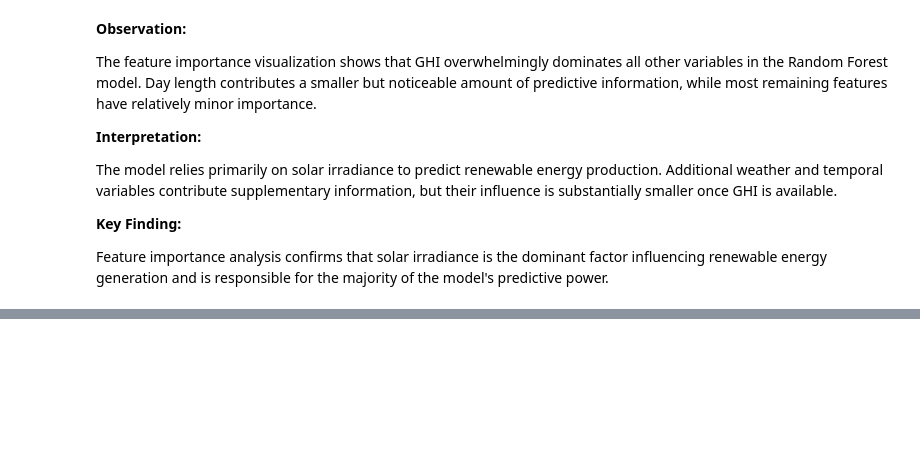
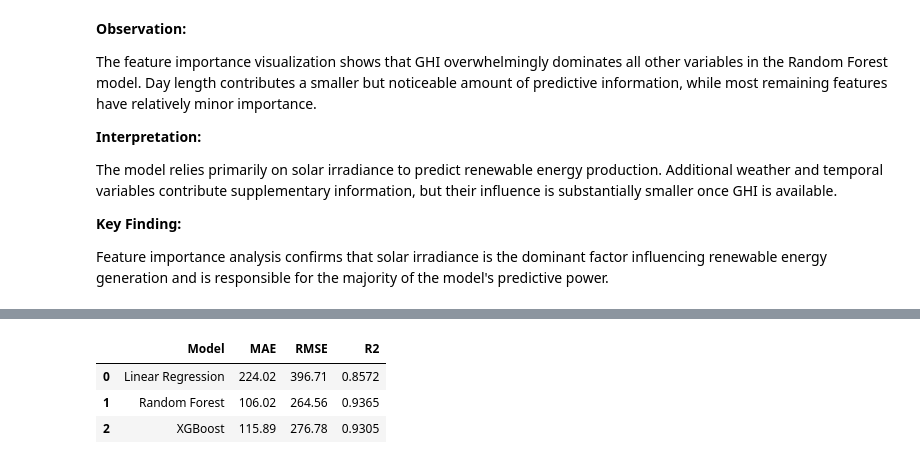
Before and after one commit to raminrad96/renewable-energy-intelligence, a Jupyter notebook: notebooks/01_data_understanding.ipynb, the cells around one changed output, grey strips where cells are left out. Drawn from its saved outputs; the diff is of its cells as text; code cells hidden in the pictures; blank space fills up the shorter version.

```diff
--- a/notebooks/01_data_understanding.ipynb
+++ b/notebooks/01_data_understanding.ipynb
@@ -965,0 +1020,32 @@ Feature importance analysis confirms that solar irradiance is the dominant facto
+# %%
+comparison = {
+    "Model": [
+        "Linear Regression",
+        "Random Forest",
+        "XGBoost"
+    ],
+    "MAE": [
+        224.02,
+        106.02,
+        115.89
+    ],
+    "RMSE": [
+        396.71,
+        264.56,
+        276.78
+    ],
+    "R2": [
+        0.8572,
+        0.9365,
+        0.9305
+    ]
+}
+
+comparison_df = pd.DataFrame(comparison)
+
+comparison_df
+# %% [output]
+|  | Model | MAE | RMSE | R2 |
+| 0 | Linear Regression | 224.02 | 396.71 | 0.8572 |
+| 1 | Random Forest | 106.02 | 264.56 | 0.9365 |
+| 2 | XGBoost | 115.89 | 276.78 | 0.9305 |
```
Also changed, not shown: parts of 6 cells of this notebook, 1 other file.
